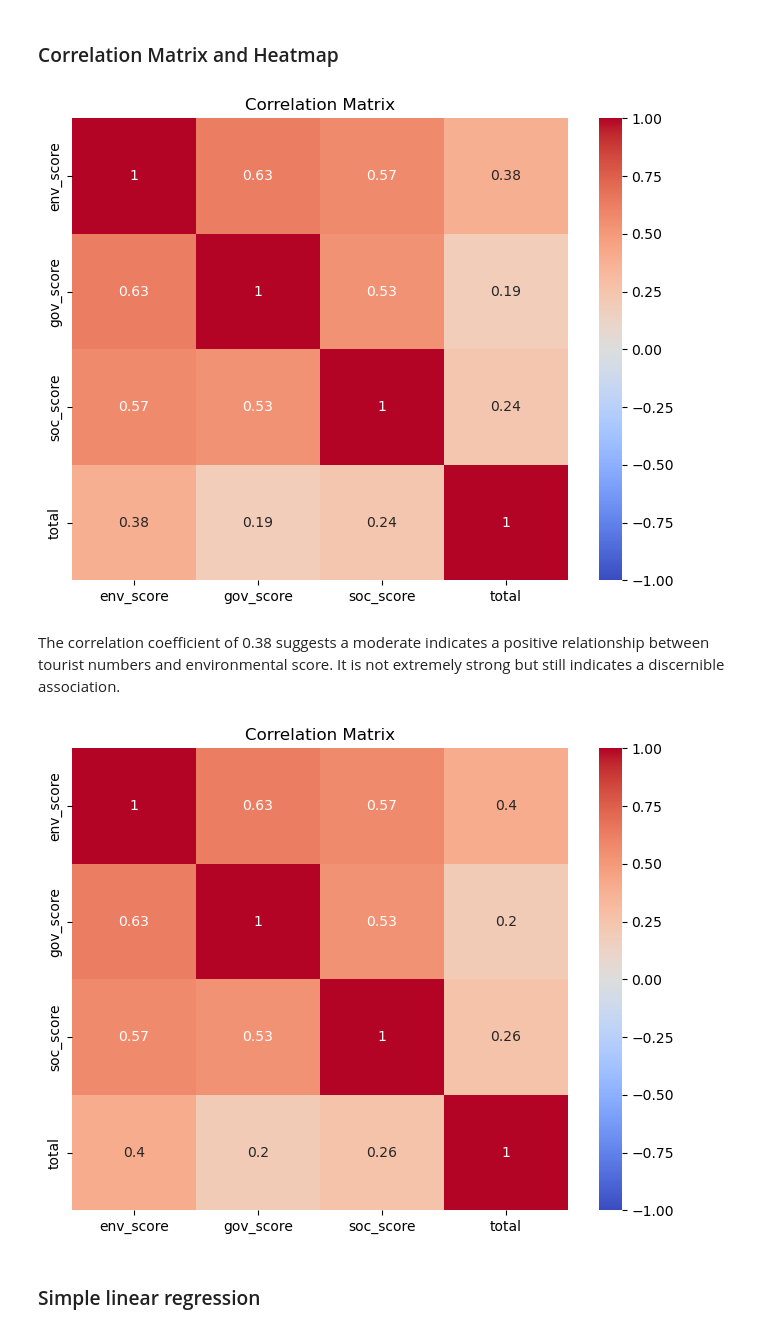
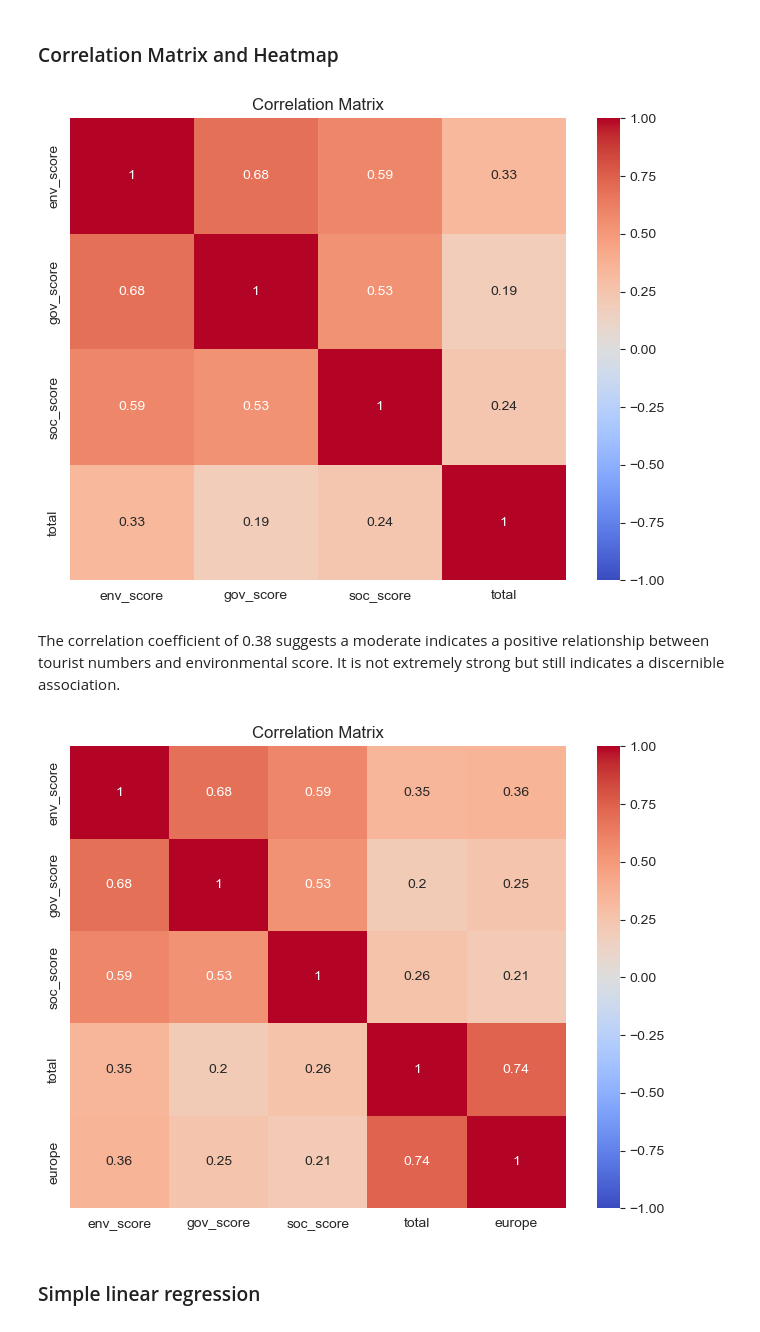
Before and after one commit to capstone-travel-index/better_travel_index, a Jupyter notebook: travel_analysis.ipynb, the cells around one changed output. Saved outputs shown, nothing was run; the diff lists cells and outputs as text; code cells hidden in the pictures.

```diff
--- a/travel_analysis.ipynb
+++ b/travel_analysis.ipynb
@@ -26,6 +26,7 @@ df_env = sf.get_dataframe(f'SELECT * FROM {schema}.df_env_scr')
 df_gov = sf.get_dataframe(f'SELECT * FROM {schema}.df_gov_scr')
 df_soc = sf.get_dataframe(f'SELECT * FROM {schema}.df_soc_scr')
 df_arr = sf.get_dataframe(f'SELECT iso3, year, total FROM {schema}.arrival_regions')
+df_arr_eu = sf.get_dataframe(f'SELECT iso3, year, europe FROM {schema}.arrival_regions')
 df_price = sf.get_dataframe(f'SELECT iso3, item_id, price_avg_eur total FROM {schema}.country_avg_price')
 # %%
 print(df_env.info())
@@ -53,6 +55,8 @@ memory usage: 50.9+ KB
 None
 # %%
 df_arr.dropna(inplace=True)
+# %%
+df_arr_eu.dropna(inplace=True)
 # %%
 print(df_env.head())
 print(df_gov.head())
@@ -82,6 +87,7 @@ print(df_arr.head())
 df_analysis = pd.merge(df_env, df_gov, on=['iso3', 'year'])
 df_analysis = pd.merge(df_analysis, df_soc, on=['iso3', 'year'])
 df_analysis = pd.merge(df_analysis, df_arr, on=['iso3', 'year'])
+df_analysis = pd.merge(df_analysis, df_arr_eu, on=['iso3', 'year'])
 # %%
 df_analysis.head()
 # %% [output]
@@ -134,20 +144,20 @@ sns.heatmap(corr_matrix, annot=True, cmap='coolwarm', vmin=-1, vmax=1)
 plt.title('Correlation Matrix')
 plt.show()
 # %% [output]
-[figure, old version]
+[figure, new version]
 # %% [markdown]
 The correlation coefficient of 0.38 suggests a moderate indicates a positive relationship between tourist numbers and environmental score. It is not extremely strong but still indicates a discernible association.
 # %%
 # Compute the correlation matrix
-corr_matrix = df_analysis_bc[['env_score', 'gov_score', 'soc_score', 'total']].corr()
+corr_matrix = df_analysis_bc[['env_score', 'gov_score', 'soc_score', 'total', 'europe']].corr()
 
 # Create a heatmap
 plt.figure(figsize=(8, 6))
 sns.heatmap(corr_matrix, annot=True, cmap='coolwarm', vmin=-1, vmax=1)
 plt.title('Correlation Matrix')
 plt.show()
 # %% [output]
-[figure, old version]
+[figure, new version]
 # %% [markdown]
 ### Simple linear regression
 # %%
```
Also changed, not shown: parts of 12 cells of this notebook.
